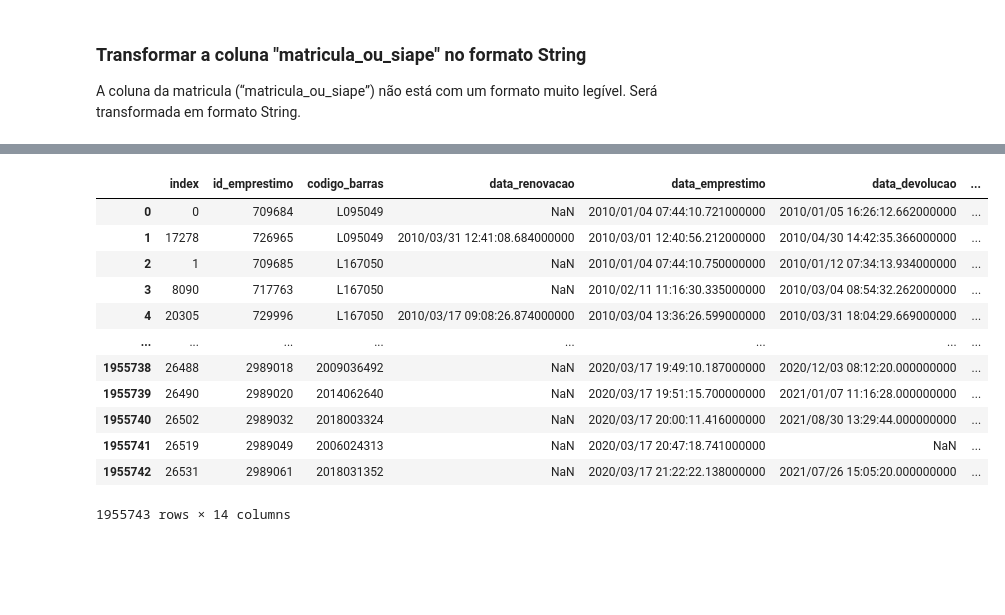
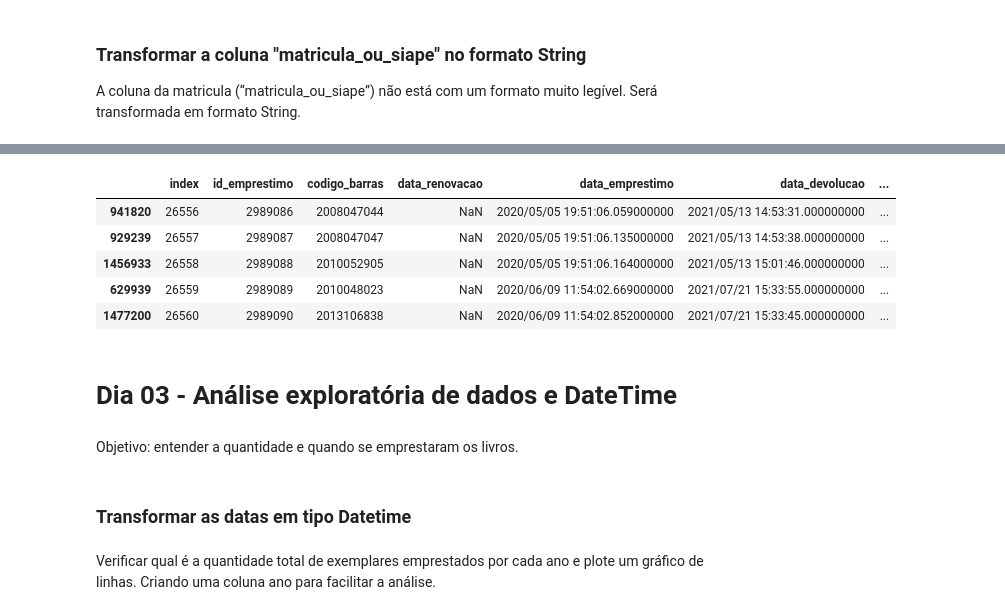
Before and after one commit to avellar1975/7DaysOfCode, a Jupyter notebook: 7DaysOfCode.ipynb, the cells around one changed output, grey strips where cells are left out. Cells and saved outputs as stored; diff of their text form; code cells hidden in the pictures; blank space fills up the shorter version.

```diff
--- a/7DaysOfCode.ipynb
+++ b/7DaysOfCode.ipynb
@@ -354,18 +350,13 @@ Data columns (total 14 columns):
 dtypes: int64(4), object(10)
 memory usage: 223.8+ MB
 # %%
-df_1
+df_1.sort_values('data_emprestimo').tail()
 # %% [output]
 |  | index | id_emprestimo | codigo_barras | data_renovacao | data_emprestimo | data_devolucao | ... |
-| 0 | 0 | 709684 | L095049 | NaN | 2010/01/04 07:44:10.721000000 | 2010/01/05 16:26:12.662000000 | ... |
-| 1 | 17278 | 726965 | L095049 | 2010/03/31 12:41:08.684000000 | 2010/03/01 12:40:56.212000000 | 2010/04/30 14:42:35.366000000 | ... |
-| 2 | 1 | 709685 | L167050 | NaN | 2010/01/04 07:44:10.750000000 | 2010/01/12 07:34:13.934000000 | ... |
-| 3 | 8090 | 717763 | L167050 | NaN | 2010/02/11 11:16:30.335000000 | 2010/03/04 08:54:32.262000000 | ... |
-| 4 | 20305 | 729996 | L167050 | 2010/03/17 09:08:26.874000000 | 2010/03/04 13:36:26.599000000 | 2010/03/31 18:04:29.669000000 | ... |
-| ... | ... | ... | ... | ... | ... | ... | ... |
-| 1955738 | 26488 | 2989018 | 2009036492 | NaN | 2020/03/17 19:49:10.187000000 | 2020/12/03 08:12:20.000000000 | ... |
-| 1955739 | 26490 | 2989020 | 2014062640 | NaN | 2020/03/17 19:51:15.700000000 | 2021/01/07 11:16:28.000000000 | ... |
-| 1955740 | 26502 | 2989032 | 2018003324 | NaN | 2020/03/17 20:00:11.416000000 | 2021/08/30 13:29:44.000000000 | ... |
-| 1955741 | 26519 | 2989049 | 2006024313 | NaN | 2020/03/17 20:47:18.741000000 | NaN | ... |
-| 1955742 | 26531 | 2989061 | 2018031352 | NaN | 2020/03/17 21:22:22.138000000 | 2021/07/26 15:05:20.000000000 | ... |
+| 941820 | 26556 | 2989086 | 2008047044 | NaN | 2020/05/05 19:51:06.059000000 | 2021/05/13 14:53:31.000000000 | ... |
+| 929239 | 26557 | 2989087 | 2008047047 | NaN | 2020/05/05 19:51:06.135000000 | 2021/05/13 14:53:38.000000000 | ... |
+| 1456933 | 26558 | 2989088 | 2010052905 | NaN | 2020/05/05 19:51:06.164000000 | 2021/05/13 15:01:46.000000000 | ... |
+| 629939 | 26559 | 2989089 | 2010048023 | NaN | 2020/06/09 11:54:02.669000000 | 2021/07/21 15:33:55.000000000 | ... |
+| 1477200 | 26560 | 2989090 | 2013106838 | NaN | 2020/06/09 11:54:02.852000000 | 2021/07/21 15:33:45.000000000 | ... |
-1955743 rows × 14 columns
+# %% [markdown]
+# Dia 03 - Análise exploratória de dados e DateTime
@@ -371,0 +365,4 @@ df_1
+# %% [markdown]
+Objetivo: entender a quantidade e quando se emprestaram os livros.
+# %% [markdown]
+### Transformar as datas em tipo Datetime
@@ -371,0 +371,2 @@ df_1
+# %% [markdown]
+Verificar qual é a quantidade total de exemplares emprestados por cada ano e plote um gráfico de linhas. Criando uma coluna ano para facilitar a análise.
```
Also changed, not shown: parts of 26 cells of this notebook.
